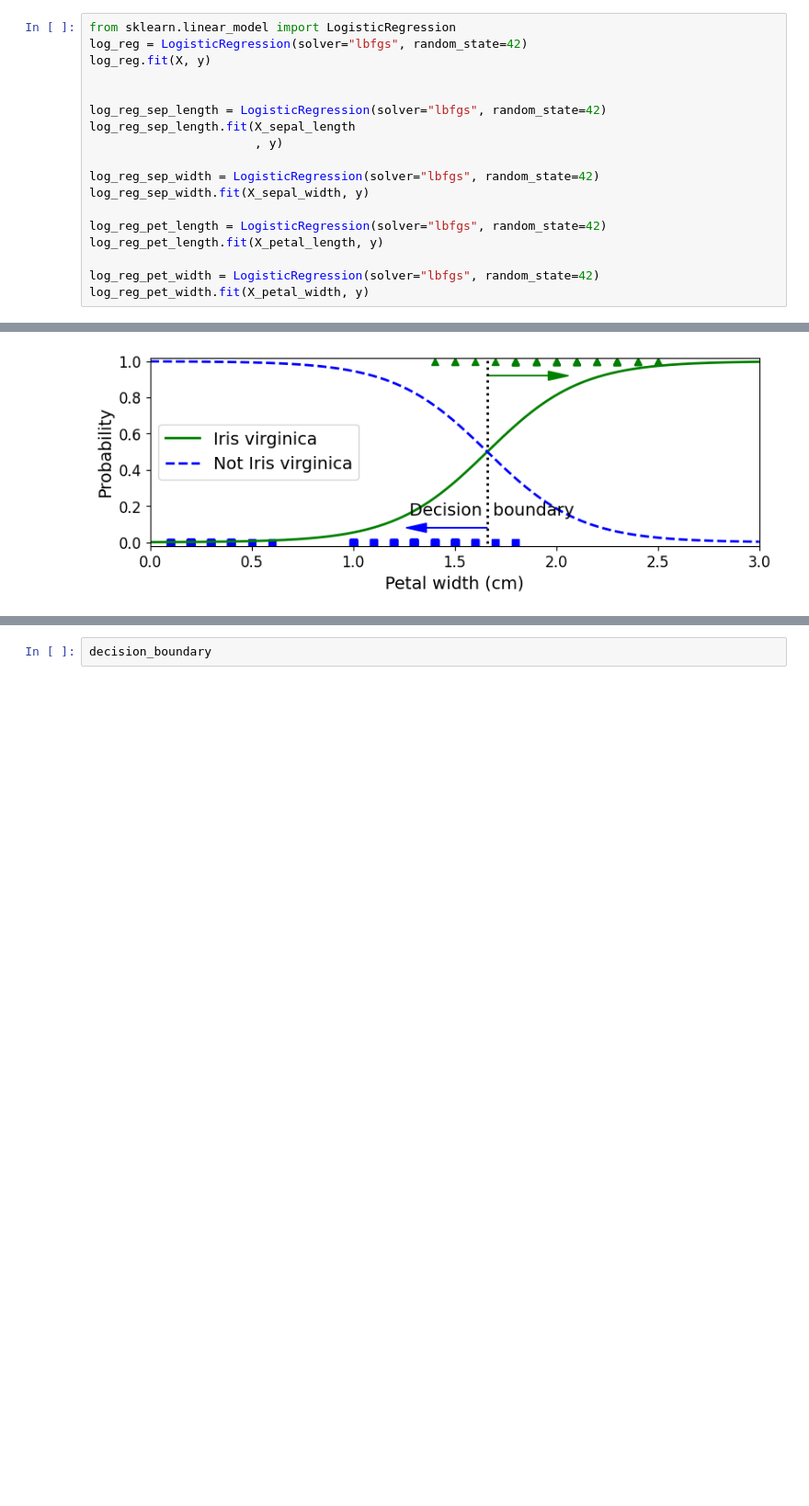
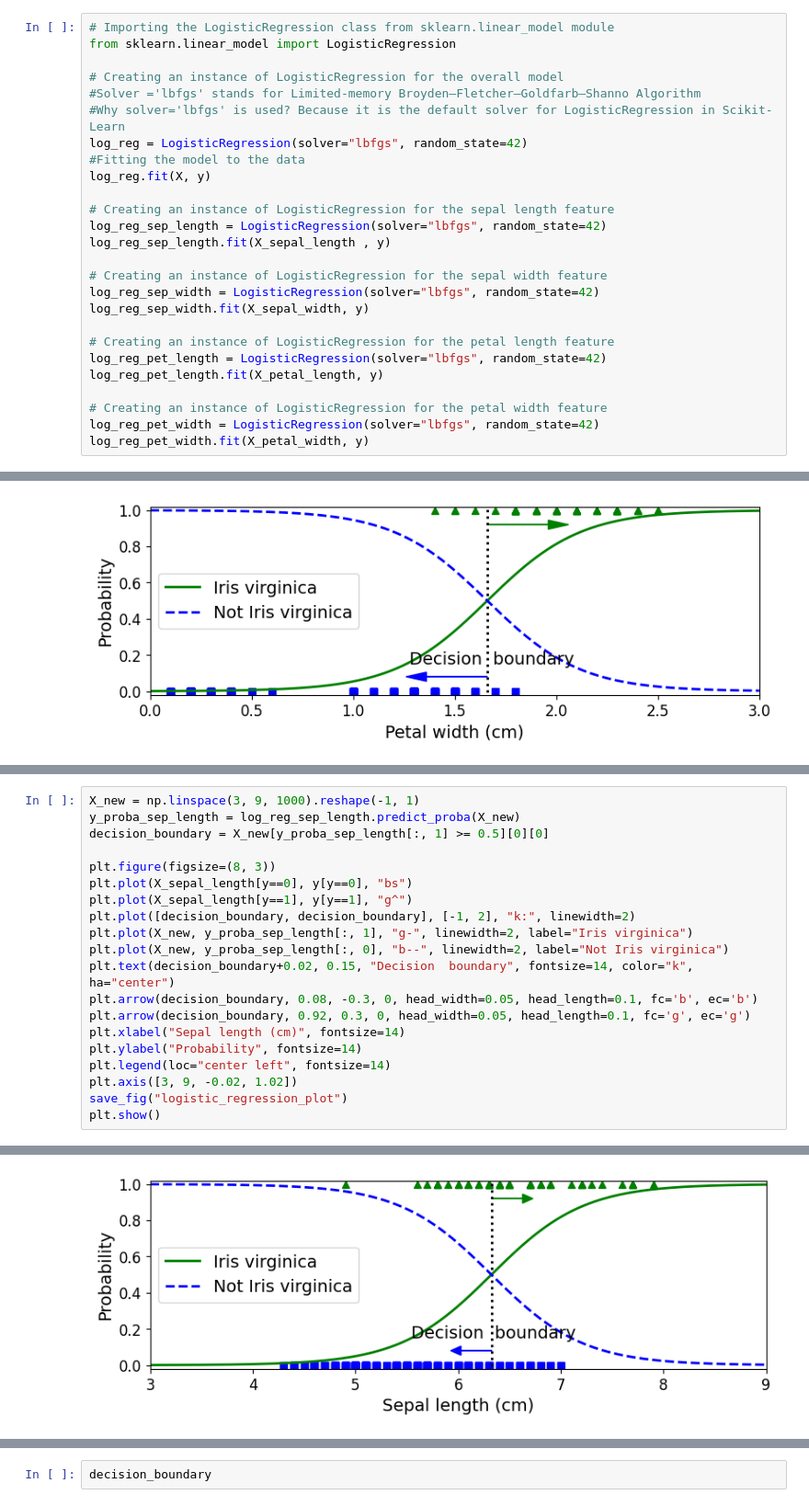
Before and after one commit to Fercv87/handson-ml2, a Jupyter notebook: 04_training_linear_models.ipynb, the cells around one changed output, grey strips where cells are left out. Shown at 92% size. Drawn from its saved outputs; the diff is of its cells as text; blank space fills up the shorter version.

```diff
--- a/04_training_linear_models.ipynb
+++ b/04_training_linear_models.ipynb
@@ -743,21 +793,29 @@ X_petal_width = iris["data"][:, 3:]  # 3: slices the fourth column (petal width)
 # %% [markdown]
 **Note**: To be future-proof we set `solver="lbfgs"` since this will be the default value in Scikit-Learn 0.22.
 # %%
+# Importing the LogisticRegression class from sklearn.linear_model module
 from sklearn.linear_model import LogisticRegression
+
+# Creating an instance of LogisticRegression for the overall model
+#Solver ='lbfgs' stands for Limited-memory Broyden–Fletcher–Goldfarb–Shanno Algorithm
+#Why solver='lbfgs' is used? Because it is the default solver for LogisticRegression in Scikit-Learn
 log_reg = LogisticRegression(solver="lbfgs", random_state=42)
+#Fitting the model to the data
 log_reg.fit(X, y)
 
+# Creating an instance of LogisticRegression for the sepal length feature
+log_reg_sep_length = LogisticRegression(solver="lbfgs", random_state=42)
+log_reg_sep_length.fit(X_sepal_length , y)
 
-log_reg_sep_length = LogisticRegression(solver="lbfgs", random_state=42)
-log_reg_sep_length.fit(X_sepal_length
-                       , y)
-
+# Creating an instance of LogisticRegression for the sepal width feature
 log_reg_sep_width = LogisticRegression(solver="lbfgs", random_state=42)
 log_reg_sep_width.fit(X_sepal_width, y)
 
+# Creating an instance of LogisticRegression for the petal length feature
 log_reg_pet_length = LogisticRegression(solver="lbfgs", random_state=42)
 log_reg_pet_length.fit(X_petal_length, y)
 
+# Creating an instance of LogisticRegression for the petal width feature
 log_reg_pet_width = LogisticRegression(solver="lbfgs", random_state=42)
 log_reg_pet_width.fit(X_petal_width, y)
 # %% [output]
@@ -818,0 +890,21 @@ Saving figure logistic_regression_plot
+# %%
+X_new = np.linspace(3, 9, 1000).reshape(-1, 1)
+y_proba_sep_length = log_reg_sep_length.predict_proba(X_new)
+decision_boundary = X_new[y_proba_sep_length[:, 1] >= 0.5][0][0]
+
+plt.figure(figsize=(8, 3))
+plt.plot(X_sepal_length[y==0], y[y==0], "bs")
+plt.plot(X_sepal_length[y==1], y[y==1], "g^")
+plt.plot([decision_boundary, decision_boundary], [-1, 2], "k:", linewidth=2)
+plt.plot(X_new, y_proba_sep_length[:, 1], "g-", linewidth=2, label="Iris virginica")
+plt.plot(X_new, y_proba_sep_length[:, 0], "b--", linewidth=2, label="Not Iris virginica")
+plt.text(decision_boundary+0.02, 0.15, "Decision  boundary", fontsize=14, color="k", ha="center")
+plt.arrow(decision_boundary, 0.08, -0.3, 0, head_width=0.05, head_length=0.1, fc='b', ec='b')
+plt.arrow(decision_boundary, 0.92, 0.3, 0, head_width=0.05, head_length=0.1, fc='g', ec='g')
+plt.xlabel("Sepal length (cm)", fontsize=14)
+plt.ylabel("Probability", fontsize=14)
+plt.legend(loc="center left", fontsize=14)
+plt.axis([3, 9, -0.02, 1.02])
+save_fig("logistic_regression_plot")
+plt.show()
+# %% [output]
@@ -818,0 +912 @@ Saving figure logistic_regression_plot
+[figure, added]
```
Also changed, not shown: parts of 17 cells of this notebook.
